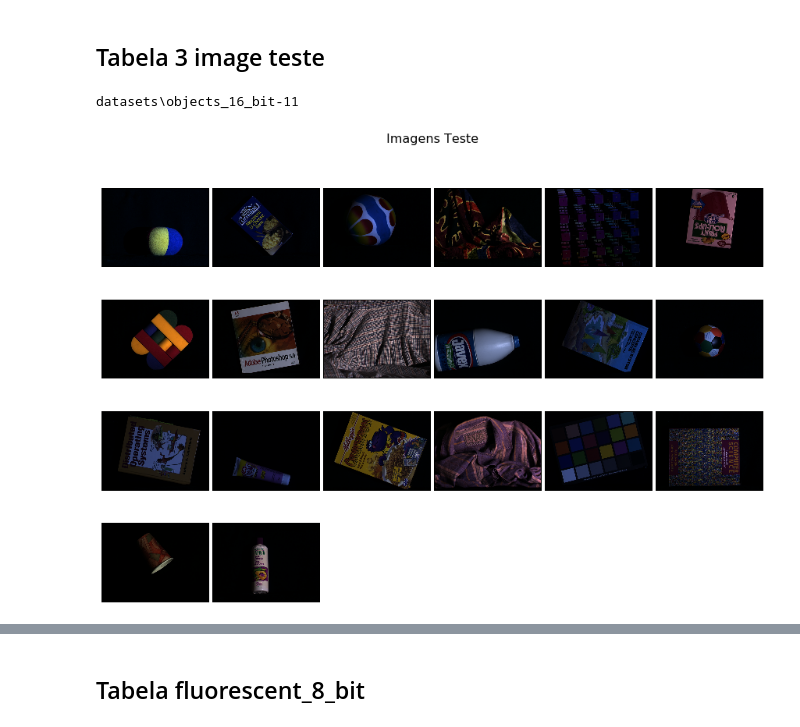
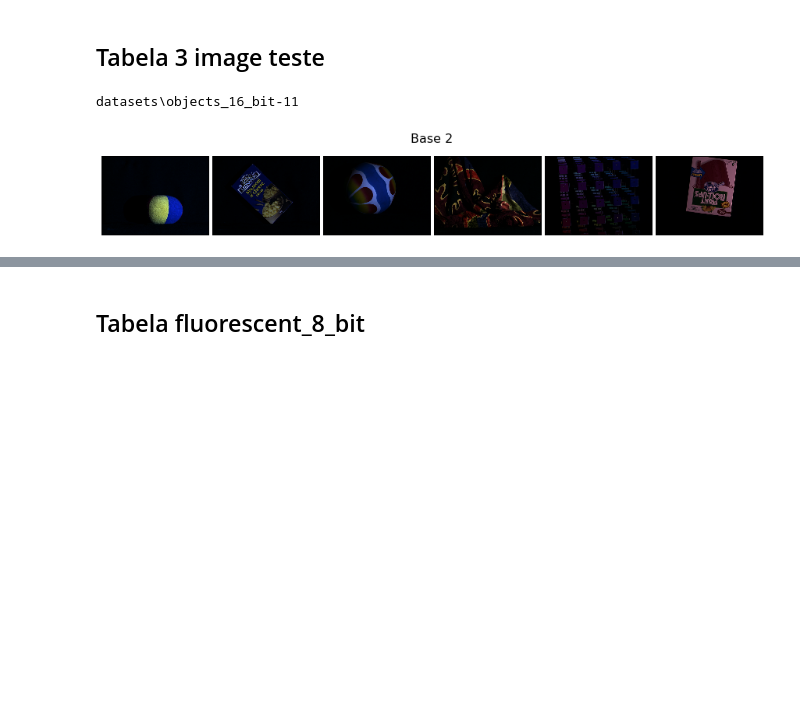
Before and after one commit to asilvino/ImageProcessing, a Jupyter notebook: Experimentos Projeto de imagem.ipynb, the cells around one changed output, grey strips where cells are left out. Drawn from its saved outputs; the diff is of its cells as text; code cells hidden in the pictures; blank space fills up the shorter version.

```diff
--- a/Experimentos Projeto de imagem.ipynb
+++ b/Experimentos Projeto de imagem.ipynb
@@ -742,13 +764,13 @@ Tabela 3 image teste
 # %%
 print(datasets[4])
 np_images,target = getBaseAndTarget(datasets[4],isTif18=True)
 images_train, images_test, target_train, target_test = train_test_split(np_images, target,
                                                                         test_size=len(set(target)), random_state=42,stratify=target)
 
-plot_gallery('Imagens Teste',images_test,6,6,images_test[0].shape)
+plot_gallery('Base 2',images_test[:6],6,1,images_test[0].shape)
 # %% [output]
 datasets\objects_16_bit-11
-[figure, old version]
+[figure, new version]
 # %%
 print(datasets[0])
 np_images,target = getBaseAndTarget(datasets[0],isTif18=False)
```
Also changed, not shown: parts of 22 cells of this notebook, 1 other file.
